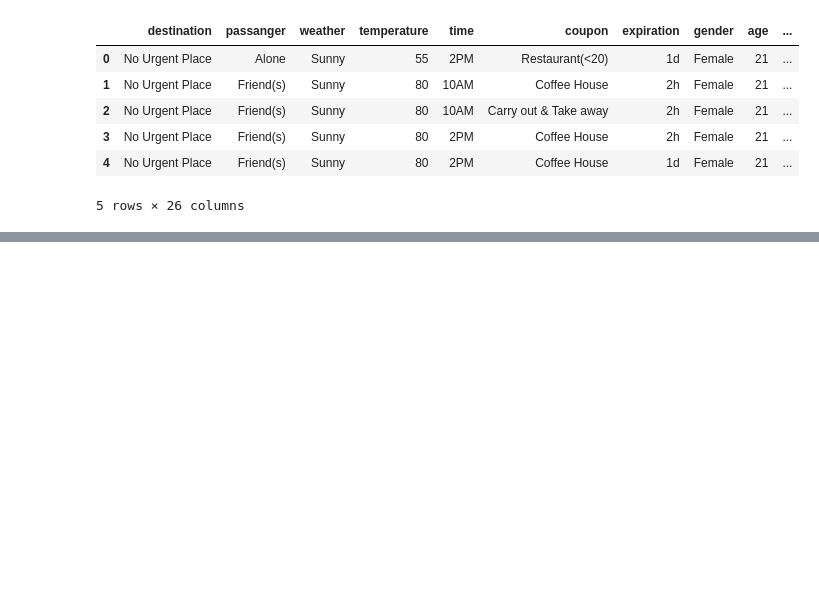
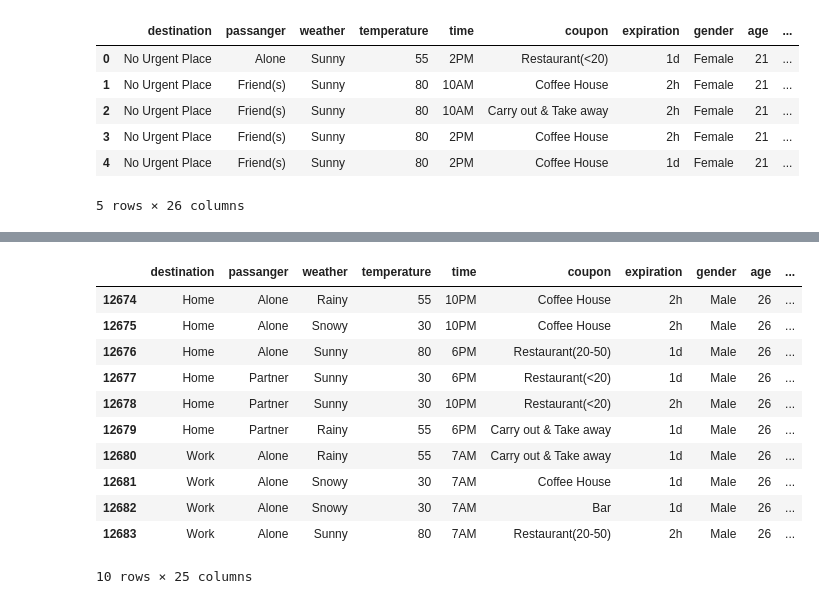
Before and after one commit to RichArden1900/Practical-Application-Module-5, a Jupyter notebook: Practical_Application_1.ipynb, the cells around one changed output, grey strips where cells are left out. Cells and saved outputs as stored; diff of their text form; code cells hidden in the pictures; blank space fills up the shorter version.

```diff
--- a/Practical_Application_1.ipynb
+++ b/Practical_Application_1.ipynb
@@ -19,0 +59,2 @@ data.head()
+# %%
+data.drop(columns=['car'], inplace=True)
@@ -19,0 +102,15 @@ data.head()
+# %%
+data.tail(10)
+# %% [output]
+|  | destination | passanger | weather | temperature | time | coupon | expiration | gender | age | ... |
+| 12674 | Home | Alone | Rainy | 55 | 10PM | Coffee House | 2h | Male | 26 | ... |
+| 12675 | Home | Alone | Snowy | 30 | 10PM | Coffee House | 2h | Male | 26 | ... |
+| 12676 | Home | Alone | Sunny | 80 | 6PM | Restaurant(20-50) | 1d | Male | 26 | ... |
+| 12677 | Home | Partner | Sunny | 30 | 6PM | Restaurant(<20) | 1d | Male | 26 | ... |
+| 12678 | Home | Partner | Sunny | 30 | 10PM | Restaurant(<20) | 2h | Male | 26 | ... |
+| 12679 | Home | Partner | Rainy | 55 | 6PM | Carry out & Take away | 1d | Male | 26 | ... |
+| 12680 | Work | Alone | Rainy | 55 | 7AM | Carry out & Take away | 1d | Male | 26 | ... |
+| 12681 | Work | Alone | Snowy | 30 | 7AM | Coffee House | 1d | Male | 26 | ... |
+| 12682 | Work | Alone | Snowy | 30 | 7AM | Bar | 1d | Male | 26 | ... |
+| 12683 | Work | Alone | Sunny | 80 | 7AM | Restaurant(20-50) | 2h | Male | 26 | ... |
+10 rows × 25 columns
```
Also changed, not shown: parts of 12 cells of this notebook.
